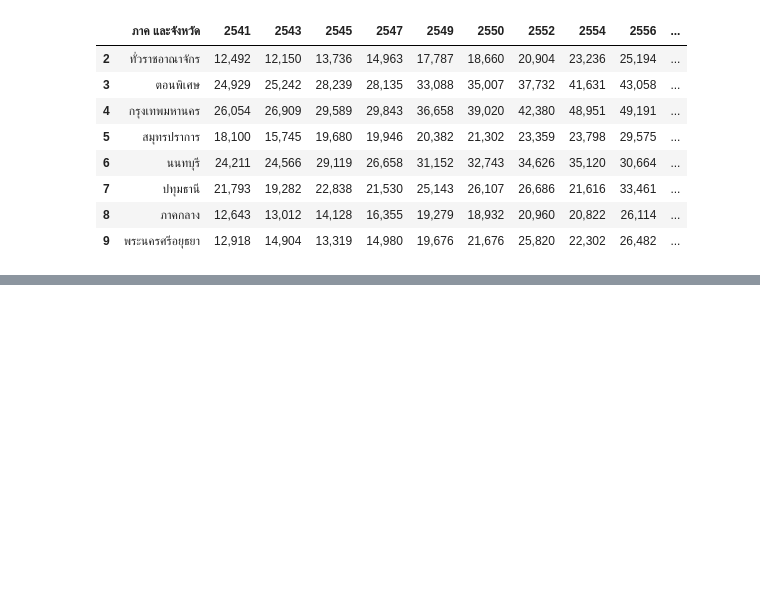
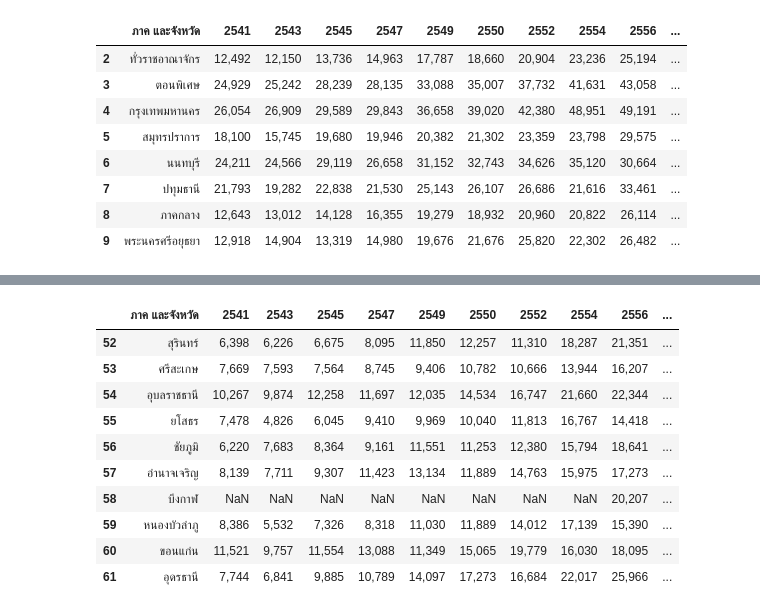
Before and after one commit to Suchirapon/data_viz, a Jupyter notebook: Quiz2.ipynb, the cells around one changed output, grey strips where cells are left out. Saved outputs shown, nothing was run; the diff lists cells and outputs as text; code cells hidden in the pictures; blank space fills up the shorter version.

```diff
--- a/Quiz2.ipynb
+++ b/Quiz2.ipynb
@@ -103,0 +131,14 @@ KeyError: ignored
+# %%
+data_1.iloc[50:60,:]
+# %% [output]
+|  | ภาค และจังหวัด | 2541 | 2543 | 2545 | 2547 | 2549 | 2550 | 2552 | 2554 | 2556 | ... |
+| 52 | สุรินทร์ | 6,398 | 6,226 | 6,675 | 8,095 | 11,850 | 12,257 | 11,310 | 18,287 | 21,351 | ... |
+| 53 | ศรีสะเกษ | 7,669 | 7,593 | 7,564 | 8,745 | 9,406 | 10,782 | 10,666 | 13,944 | 16,207 | ... |
+| 54 | อุบลราชธานี | 10,267 | 9,874 | 12,258 | 11,697 | 12,035 | 14,534 | 16,747 | 21,660 | 22,344 | ... |
+| 55 | ยโสธร | 7,478 | 4,826 | 6,045 | 9,410 | 9,969 | 10,040 | 11,813 | 16,767 | 14,418 | ... |
+| 56 | ชัยภูมิ | 6,220 | 7,683 | 8,364 | 9,161 | 11,551 | 11,253 | 12,380 | 15,794 | 18,641 | ... |
+| 57 | อำนาจเจริญ | 8,139 | 7,711 | 9,307 | 11,423 | 13,134 | 11,889 | 14,763 | 15,975 | 17,273 | ... |
+| 58 | บึงกาฬ | NaN | NaN | NaN | NaN | NaN | NaN | NaN | NaN | 20,207 | ... |
+| 59 | หนองบัวลำภู | 8,386 | 5,532 | 7,326 | 8,318 | 11,030 | 11,889 | 14,012 | 17,139 | 15,390 | ... |
+| 60 | ขอนแก่น | 11,521 | 9,757 | 11,554 | 13,088 | 11,349 | 15,065 | 19,779 | 16,030 | 18,095 | ... |
+| 61 | อุดรธานี | 7,744 | 6,841 | 9,885 | 10,789 | 14,097 | 17,273 | 16,684 | 22,017 | 25,966 | ... |
```
Also changed, not shown: parts of 3 cells of this notebook.
